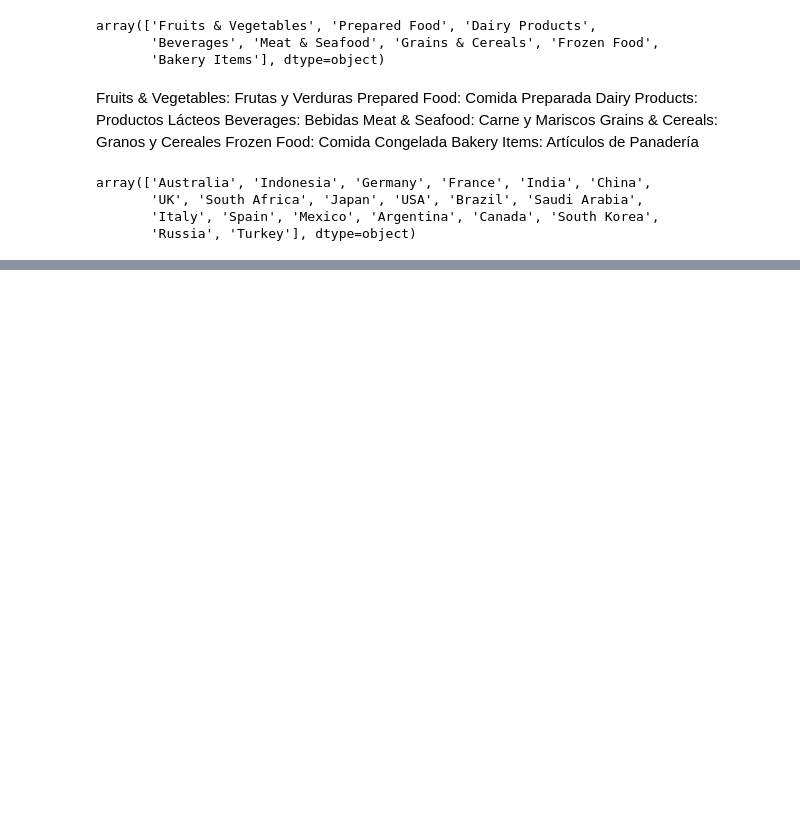
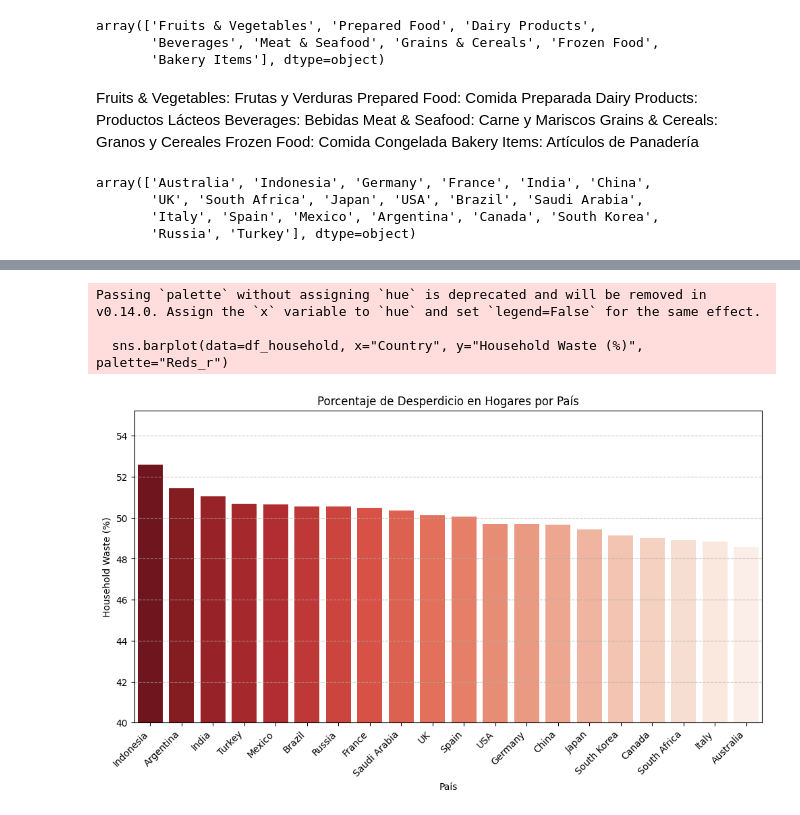
Before and after one commit to ana19750630/2503_dsft_thebridge_ana, a Jupyter notebook: Desperdicio_comida/Desperdicio_comida.ipynb, the cells around one changed output, grey strips where cells are left out. Drawn from its saved outputs; the diff is of its cells as text; code cells hidden in the pictures; blank space fills up the shorter version.

```diff
--- a/Desperdicio_comida/Desperdicio_comida.ipynb
+++ b/Desperdicio_comida/Desperdicio_comida.ipynb
@@ -75,0 +222,31 @@ unique_countries_num
+# %%
+import matplotlib.pyplot as plt
+import seaborn as sns
+
+# Agrupar por país y calcular la media de "Household Waste (%)"
+df_household = df_agrupado.groupby("Country")["Household Waste (%)"].mean().reset_index()
+
+# Ordenar de mayor a menor desperdicio en hogares
+df_household = df_household.sort_values(by="Household Waste (%)", ascending=False)
+
+# Configurar el gráfico
+plt.figure(figsize=(12, 6))
+sns.barplot(data=df_household, x="Country", y="Household Waste (%)", palette="Reds_r")
+
+# Personalizar el gráfico
+plt.xticks(rotation=45, ha="right")  # Rotar etiquetas del eje X
+plt.xlabel("País")
+plt.ylabel("Household Waste (%)")
+plt.title("Porcentaje de Desperdicio en Hogares por País")
+plt.grid(axis="y", linestyle="--", alpha=0.7)
+
+# Ajustar el límite inferior del eje Y a 40
+plt.ylim(40, df_household["Household Waste (%)"].max() * 1.05)
+
+# Mostrar gráfico
+plt.show()
+# %% [output]
+Passing `palette` without assigning `hue` is deprecated and will be removed in v0.14.0. Assign the `x` variable to `hue` and set `legend=False` for the same effect.
+
+  sns.barplot(data=df_household, x="Country", y="Household Waste (%)", palette="Reds_r")
+[figure, added]
```
Also changed, not shown: parts of 17 cells of this notebook, 10 other files.
